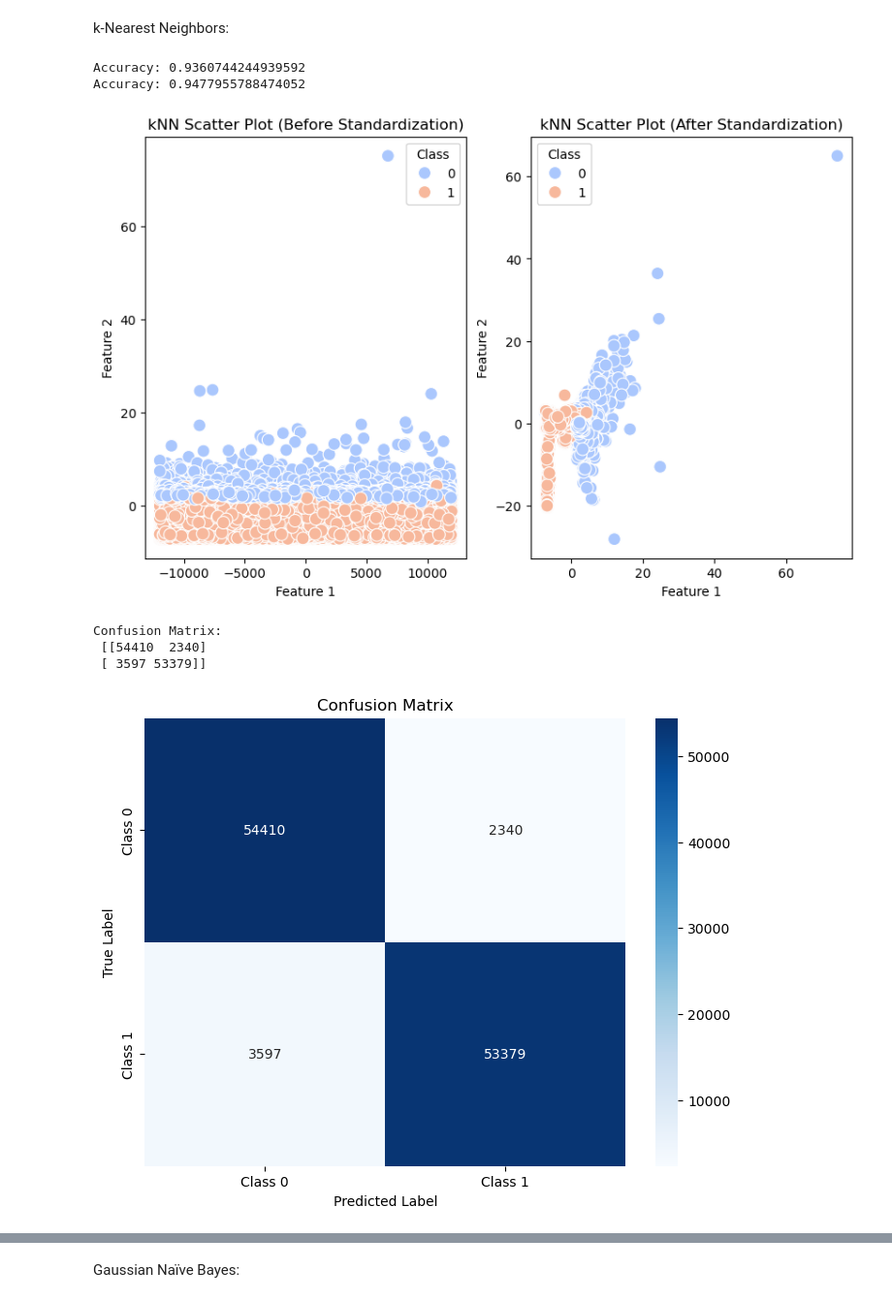
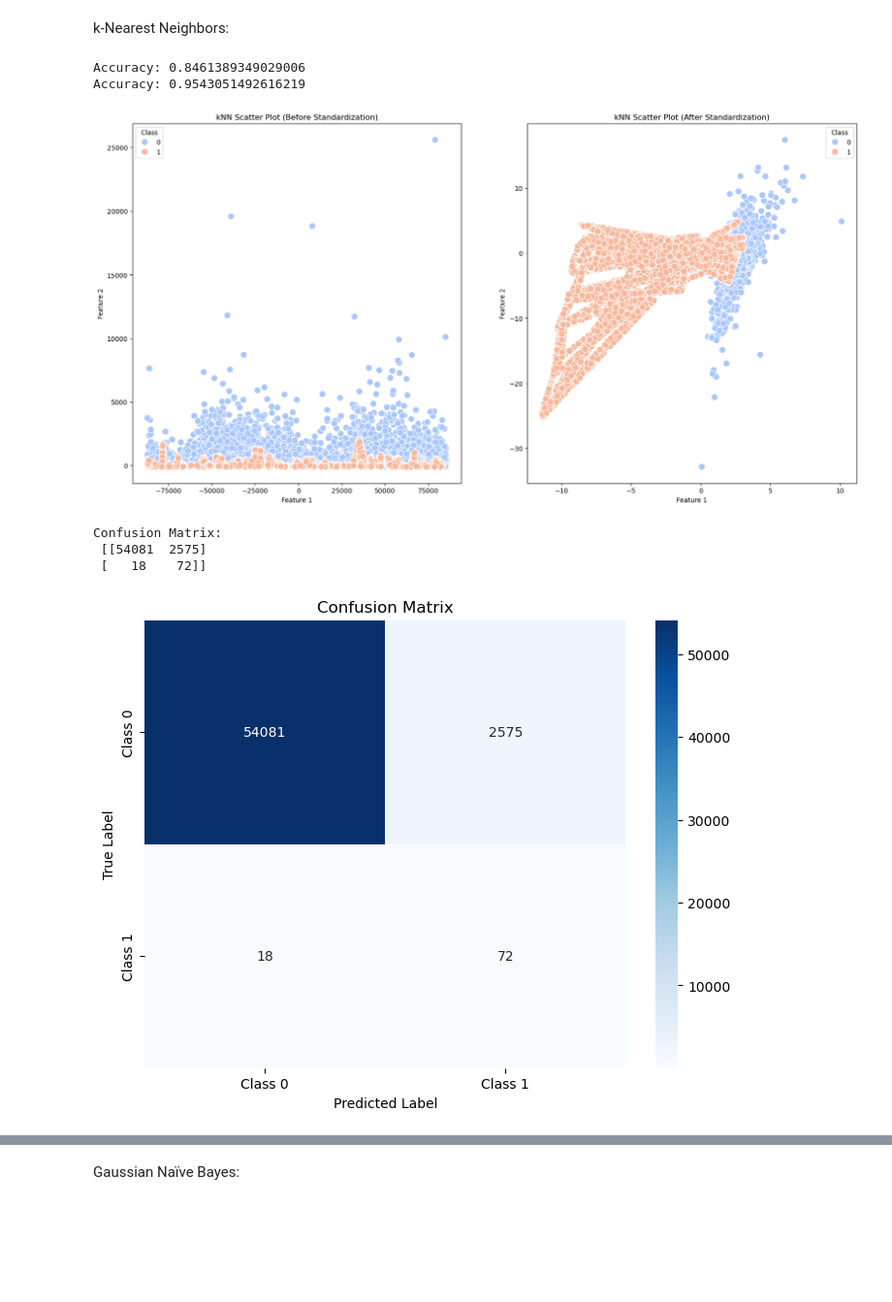
Before and after one commit to ewf40054/Binary-Classification-Project, a Jupyter notebook: Notebook.ipynb, the cells around one changed output, grey strips where cells are left out. Shown at 97% size. Drawn from its saved outputs; the diff is of its cells as text; code cells hidden in the pictures; blank space fills up the shorter version.

```diff
--- a/Notebook.ipynb
+++ b/Notebook.ipynb
@@ -42,0 +45,3 @@ No duplicate values in the dataset
+# %%
+df = df.drop_duplicates()
+df
@@ -124,20 +197,13 @@ There are an equal number of Class types of 0 and 1, so there is no need for ove
 Decision Tree:
 # %%
 from sklearn.tree import DecisionTreeClassifier
-from sklearn.model_selection import train_test_split, RandomizedSearchCV, cross_val_score
+from sklearn.model_selection import RandomizedSearchCV, cross_val_score
 from sklearn.metrics import confusion_matrix, classification_report
 from sklearn import tree
 import matplotlib.pyplot as plt
 import seaborn as sns
 import pandas as pd
 import numpy as np
-
-# Split data into features (X) and target (y)
-X = df_reduced.drop('Class', axis=1)
-y = df_reduced['Class']
-
-# Split data into training and testing sets
-X_train, X_test, y_train, y_test = train_test_split(X, y, test_size=0.2, random_state=42)
 
 # Define the Decision Tree model
 d_tree = DecisionTreeClassifier(random_state=42)
@@ -164,7 +230,7 @@ randomized_search = RandomizedSearchCV(
 )
 
 # Fit the randomized search to the training data
-randomized_search.fit(X_train, y_train)
+randomized_search.fit(X_train_resampled, y_train_resampled)
 
 # Get the best parameters and best estimator
 best_params = randomized_search.best_params_
@@ -178,7 +244,7 @@ accuracy = best_d_tree.score(X_test, y_test)
 print("Test Accuracy with Best Parameters:", accuracy)
 
 # Cross-validation score with the best model
-cv_scores = cross_val_score(best_d_tree, X, y, cv=3)  # Use 3-fold for faster computation
+cv_scores = cross_val_score(best_d_tree, X_train_resampled, y_train_resampled, cv=3)  # Use 3-fold for faster computation
 print("Cross-Validation Scores:", cv_scores)
 print("Mean CV Score:", np.mean(cv_scores))
 
@@ -187,7 +253,7 @@ conf_matrix = confusion_matrix(y_test, y_pred)
 print("Confusion Matrix:\n", conf_matrix)
 
 # Classification Report
-print("Classification Report:\n", classification_report(y_test, y_pred))
+print("Classification Report:\n", classification_report(y_test, y_pred, digits=4))
 
 # Plot Confusion Matrix
 plt.figure(figsize=(8, 6))
@@ -201,7 +267,7 @@ plt.show()
 
 # Visualize the final decision tree
 plt.figure(figsize=(20, 10))  # Set figure size for readability
-tree.plot_tree(best_d_tree, filled=True, feature_names=X.columns, class_names=True, rounded=True)
+tree.plot_tree(best_d_tree, filled=True, feature_names=X_train_resampled.columns, class_names=True, rounded=True)
 plt.title("Final Decision Tree")
 plt.show()
 
@@ -296,54 +362,39 @@ k-Nearest Neighbors:
 import numpy as np
 from sklearn.decomposition import PCA
 from sklearn.neighbors import KNeighborsClassifier
-from sklearn.model_selection import train_test_split, cross_val_score
+from sklearn.model_selection import cross_val_score
 from sklearn.preprocessing import StandardScaler
 from sklearn.metrics import confusion_matrix, classification_report
 import matplotlib.pyplot as plt
 import seaborn as sns
 from joblib import Parallel, delayed
 
-# Preprocess the data but not standardizing the data
-# Split data into features (X) and target (y)
-X = df_reduced.drop('Class', axis=1)
-y = df_reduced['Class']
-
-# Split data into training and testing sets
-X_train, X_test, y_train, y_test = train_test_split(X, y, test_size=0.2, random_state=42)
-
 # Perform dimensionality reduction
 pca = PCA(n_components=2)
-X_train_reduced = pca.fit_transform(X_train)
-X_test_reduced = pca.transform(X_test)
+X_train_reduced = pca.fit_transform(X_train_resampled)
+X_test_reduced = pca.transform(X_test) # Avoid fitting on the test data
 
 # Create KNN classifier with k=5
 knn = KNeighborsClassifier(n_neighbors=5)
-knn.fit(X_train, y_train)
+knn.fit(X_train_reduced, y_train_resampled)
 
 # Make predictions and evaluate
-y_pred = knn.predict(X_test)
-accuracy = knn.score(X_test, y_test)
+y_pred = knn.predict(X_test_reduced)
+accuracy = knn.score(X_test_reduced, y_test)
 print("Accuracy:", accuracy)
 
-fig, axes = plt.subplots(1, 2, figsize=(10, 6))
+fig, axes = plt.subplots(1, 2, figsize=(20, 10))
 
 # Scatter Plot
-sns.scatterplot(x=X_train_reduced[:, 0], y=X_train_reduced[:, 1], hue=y_train, palette='coolwarm', s=100, ax=axes[0])
+sns.scatterplot(x=X_train_reduced[:, 0], y=X_train_reduced[:, 1], hue=y_train_resampled, palette='coolwarm', s=100, ax=axes[0])
 axes[0].set_title('kNN Scatter Plot (Before Standardization)')
 axes[0].set_xlabel('Feature 1')
 axes[0].set_ylabel('Feature 2')
 
-# Preprocess the data but standardizing the data
-# Split data into features (X) and target (y)
-X = df_reduced.drop('Class', axis=1)
-y = df_reduced['Class']
-
-# Split data into training and testing sets
-X_train, X_test, y_train, y_test = train_test_split(X, y, test_size=0.2, random_state=42)
-
+# Preprocess the data by standardizing it and then applying PCA
 # Standardize the dataset
 scaler = StandardScaler()
-X_train_scaled = scaler.fit_transform(X_train)
+X_train_scaled = scaler.fit_transform(X_train_resampled)
 X_test_scaled = scaler.transform(X_test)  # Avoid fitting on the test data
 
 # Perform dimensionality reduction
@@ -353,7 +404,7 @@ X_test_reduced = pca.transform(X_test_scaled)
 
 # Create KNN classifier with k=5
 knn = KNeighborsClassifier(n_neighbors=5)
-knn.fit(X_train_reduced, y_train)
+knn.fit(X_train_reduced, y_train_resampled)
 
 # Make predictions and evaluate
 y_pred = knn.predict(X_test_reduced)
@@ -361,7 +412,7 @@ accuracy = knn.score(X_test_reduced, y_test)
 print("Accuracy:", accuracy)
 
 # Scatter Plot
-sns.scatterplot(x=X_train_reduced[:, 0], y=X_train_reduced[:, 1], hue=y_train, palette='coolwarm', s=100, ax=axes[1])
+sns.scatterplot(x=X_train_reduced[:, 0], y=X_train_reduced[:, 1], hue=y_train_resampled, palette='coolwarm', s=100, ax=axes[1])
 axes[1].set_title('kNN Scatter Plot (After Standardization)')
 axes[1].set_xlabel('Feature 1')
 axes[1].set_ylabel('Feature 2')
@@ -382,47 +433,47 @@ plt.title("Confusion Matrix")
 plt.show()
 
 # Classification Report
-class_report = classification_report(y_test, y_pred)
+class_report = classification_report(y_test, y_pred, digits=4)
 print("Classification Report:\n", class_report)
 
 # Accuracy Plot for different k values
 k_values = range(5, 101)
 
 def compute_accuracy(k, metric):
     if metric == 'minkowski':
         knn = KNeighborsClassifier(n_neighbors=k, p=3, metric=metric)
     else:
         knn = KNeighborsClassifier(n_neighbors=k, metric=metric)
 
-    cv_scores = cross_val_score(knn, X_train_reduced, y_train, cv=5, scoring='accuracy')
+    cv_scores = cross_val_score(knn, X_train_reduced, y_train_resampled, cv=5, scoring='accuracy')
     return cv_scores.mean()
 
 plt.figure(figsize=(10, 6))
 distance_metrics = ['euclidean', 'manhattan', 'minkowski']
 for metric in distance_metrics:
     accuracies = Parallel(n_jobs=-1)(delayed(compute_accuracy)(k, metric) for k in k_values)
     plt.plot(k_values, accuracies, marker="o", label=metric)
 
     # Find the best k value
     best_k_index = np.argmax(accuracies)
     best_k = k_values[best_k_index]
     max_accuracy = accuracies[best_k_index]
     print(f"Best k value for {metric} metric: {best_k}")
     print(f"Max Accuracy for {metric} metric: {max_accuracy}")
 
 plt.title("kNN Accuracy for different k values using cross-validation")
 plt.xlabel("Number of Neighbors (k)")
 plt.ylabel("Accuracy")
 plt.legend()
 plt.show()
 # %% [output]
-Accuracy: 0.9360744244939592
-Accuracy: 0.9477955788474052
+Accuracy: 0.8461389349029006
+Accuracy: 0.9543051492616219
-[figure, old version]
+[figure, new version]
 Confusion Matrix:
- [[54410  2340]
- [ 3597 53379]]
+ [[54081  2575]
+ [   18    72]]
-[figure, old version]
+[figure, new version]
 Classification Report:
                precision    recall  f1-score   support
 
```
Also changed, not shown: parts of 23 cells of this notebook, 1 other file.
